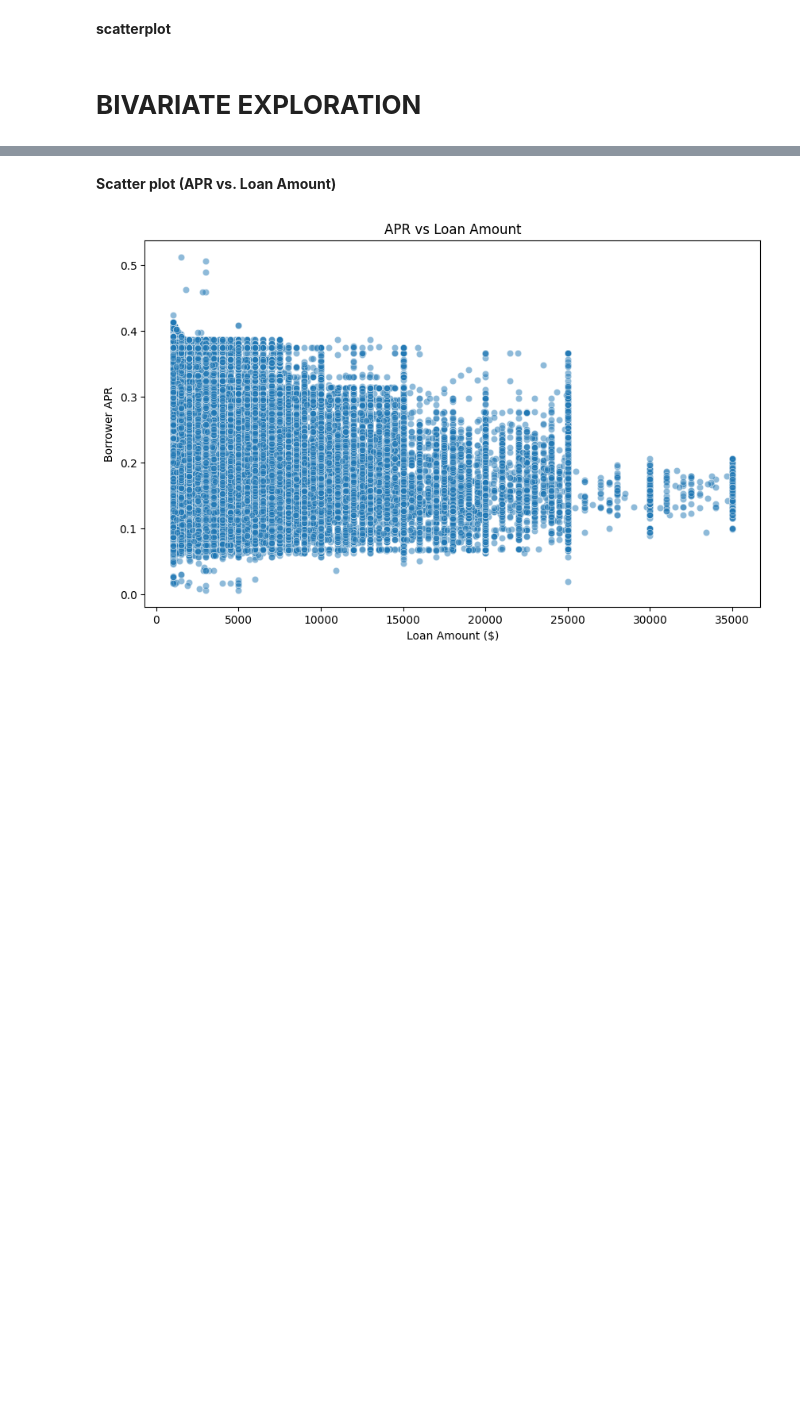
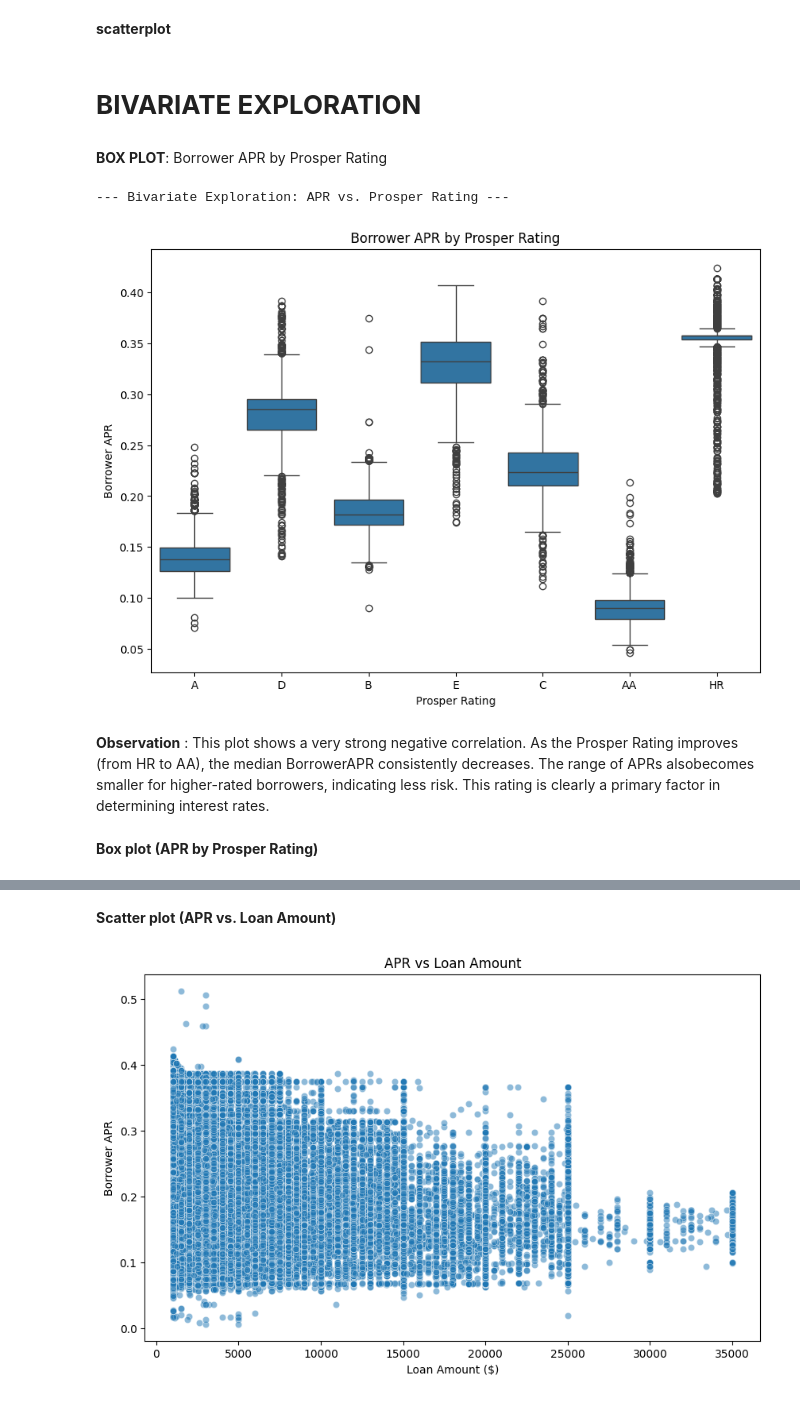
Before and after one commit to kidais-lab/Mad-Libs-Generator, a Jupyter notebook: Project3_Data_Visualization.ipynb, the cells around one changed output, grey strips where cells are left out. Cells and saved outputs as stored; diff of their text form; code cells hidden in the pictures; blank space fills up the shorter version.

```diff
--- a/Project3_Data_Visualization.ipynb
+++ b/Project3_Data_Visualization.ipynb
@@ -56,12 +56,11 @@ dtypes: bool(3), float64(50), int64(11), object(17)
 memory usage: 68.1+ MB
 None
 # %%
-# SELECT RELEVANT COLUMNS for analysis
-columns = [
-    'LoanOriginalAmount', 'BorrowerAPR', 'BorrowerRate',
-    'ProsperRating (Alpha)', 'ProsperScore',
-    'ListingCategory (numeric)', 'Term',
-    'EmploymentStatus', 'IncomeRange',
-    'StatedMonthlyIncome', 'LoanStatus',
-    'CreditGrade', 'DebtToIncomeRatio'
-           ]
+# DATA CLEANING AND PREPARATION
+# SELECT RELEVANT COLUMNS for analysis to keep the scope focused
+columns_to_keep = [
+      'Term', 'BorrowerAPR', 'ProsperRating (Alpha)', 'EmploymentStatus',
+      'DebtToIncomeRatio', 'StatedMonthlyIncome', 'LoanStatus',
+      'LoanOriginalAmount', 'ProsperScore'
+ ]
+df_clean = df[columns_to_keep].copy()
@@ -91,0 +75,2 @@ None
+# %%
+df_clean = df[columns_to_keep]
@@ -118,3 +119,22 @@ plt.show()
 **scatterplot**
 # %% [markdown]
 # **BIVARIATE EXPLORATION**
+# %% [markdown]
+**BOX PLOT**: Borrower APR by Prosper Rating
+# %%
+# BOX PLOT: Borrower APR by Prosper Rating:
+print("\n--- Bivariate Exploration: APR vs. Prosper Rating ---")
+plt.figure(figsize=[10, 7])
+base_color = sns.color_palette()[0]
+sns.boxplot(data=df_clean, x='ProsperRating (Alpha)', y='BorrowerAPR', color=base_color)
+plt.title('Borrower APR by Prosper Rating')
+plt.xlabel('Prosper Rating')
+plt.ylabel('Borrower APR')
+plt.show()
+# %% [output]
+--- Bivariate Exploration: APR vs. Prosper Rating ---
+[figure, added]
+# %% [markdown]
+**Observation** : This plot shows a very strong negative correlation. As the Prosper Rating improves (from HR to AA), the median BorrowerAPR consistently decreases. The range of APRs alsobecomes smaller for higher-rated borrowers, indicating less risk. This rating is clearly a primary factor in determining interest rates.
+# %% [markdown]
+**Box plot (APR by Prosper Rating)**
```
Also changed, not shown: parts of 32 cells of this notebook.
